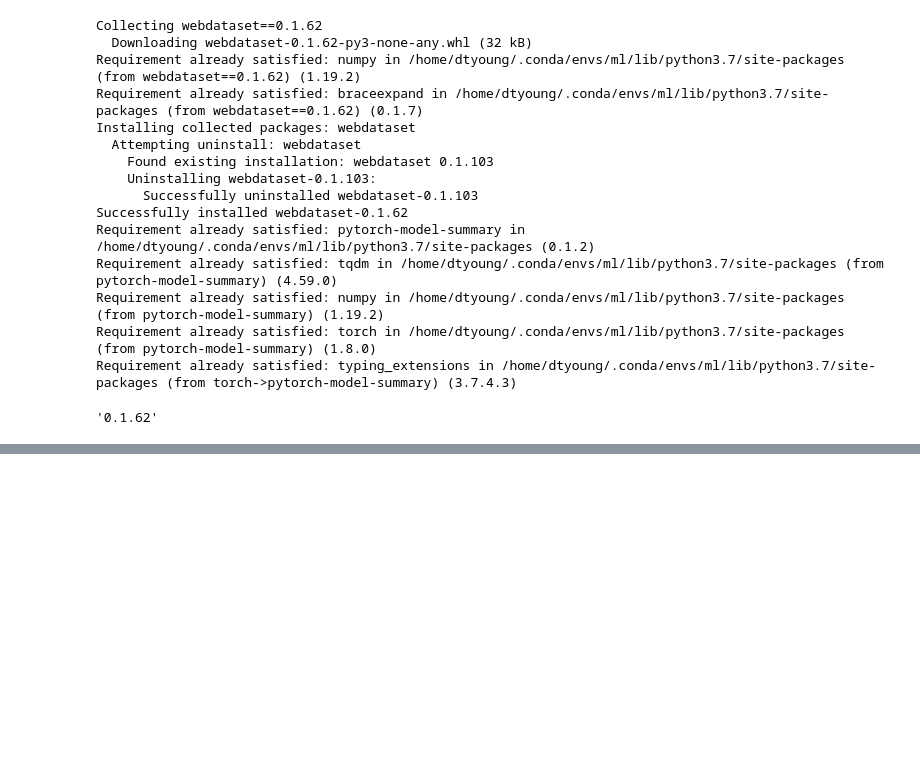
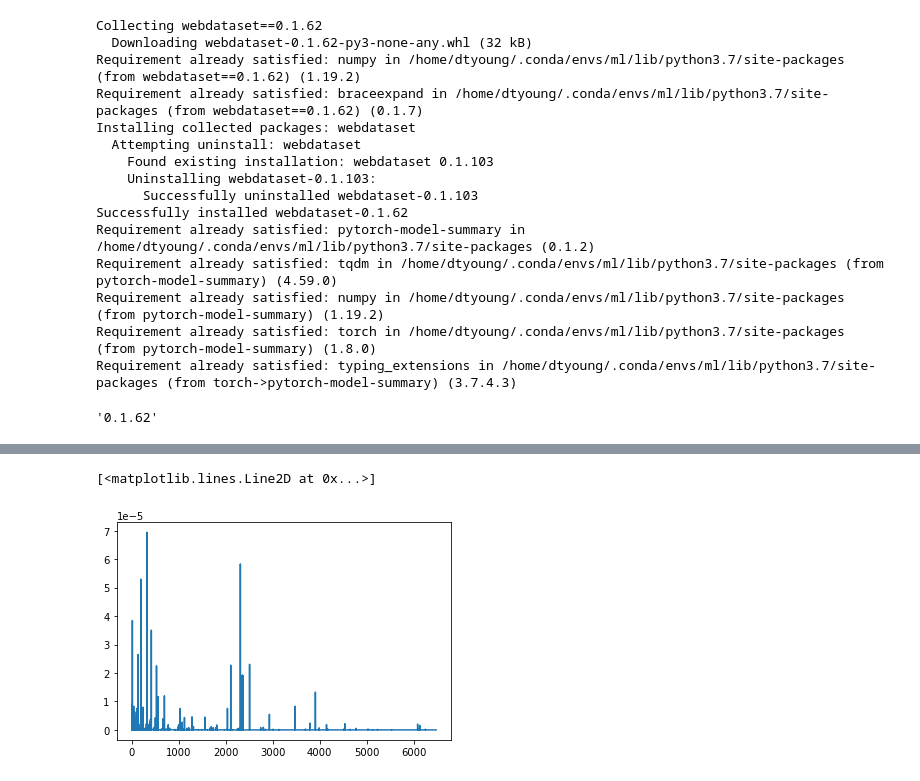
Before and after one commit to dungscout96/deep-representation-learning-EEG, a Jupyter notebook: VAE.ipynb, the cells around one changed output, grey strips where cells are left out. Saved outputs shown, nothing was run; the diff lists cells and outputs as text; code cells hidden in the pictures; blank space fills up the shorter version.

```diff
--- a/VAE.ipynb
+++ b/VAE.ipynb
@@ -636,0 +782,5 @@ RuntimeError: Tensor for argument #2 'mat1' is on CPU, but expected it to be on
+# %%
+plt.plot(kld_loss)
+# %% [output]
+[<matplotlib.lines.Line2D at 0x...>]
+[figure, added]
```
Also changed, not shown: parts of 22 cells of this notebook, 10 other files.
